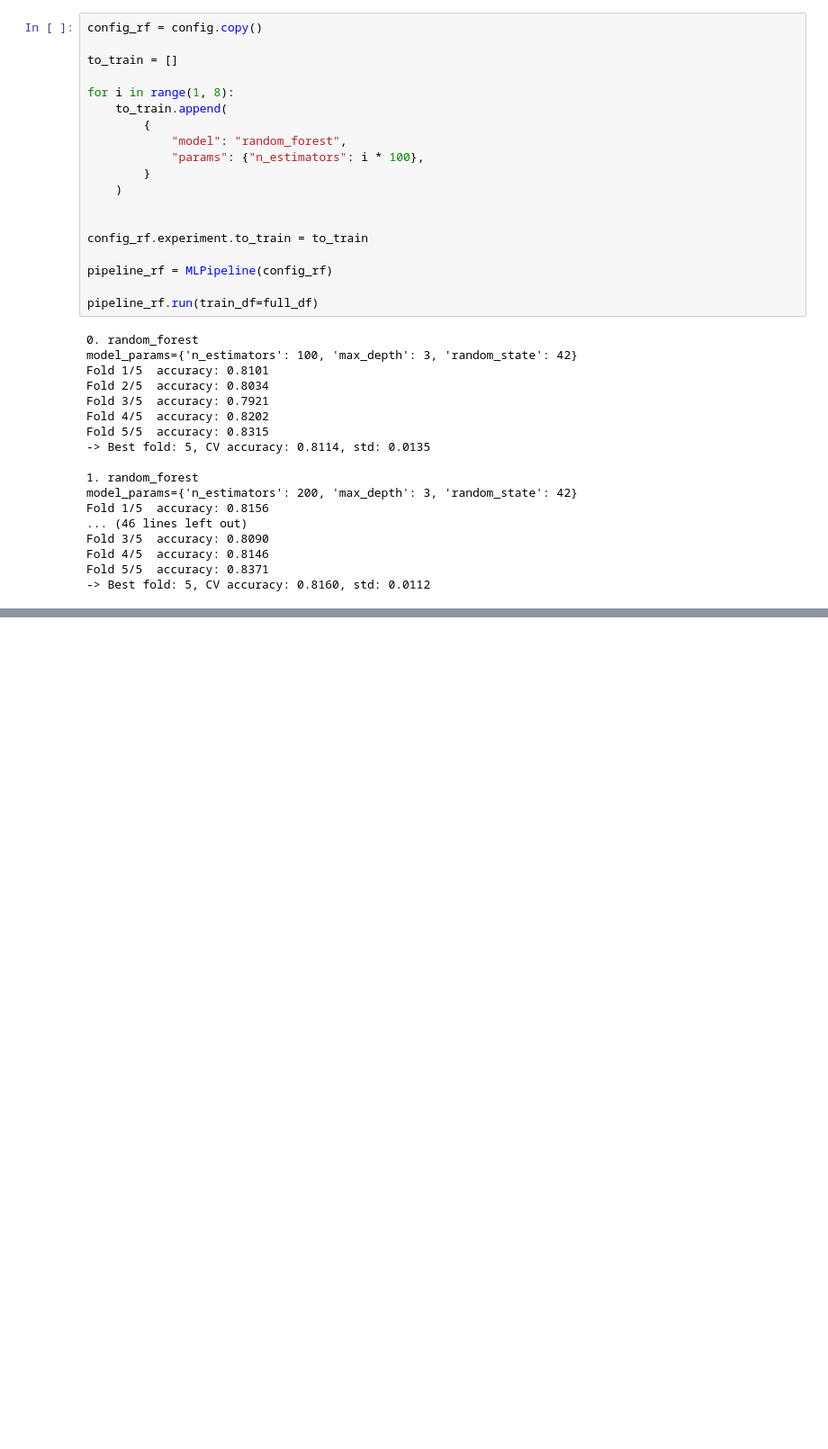
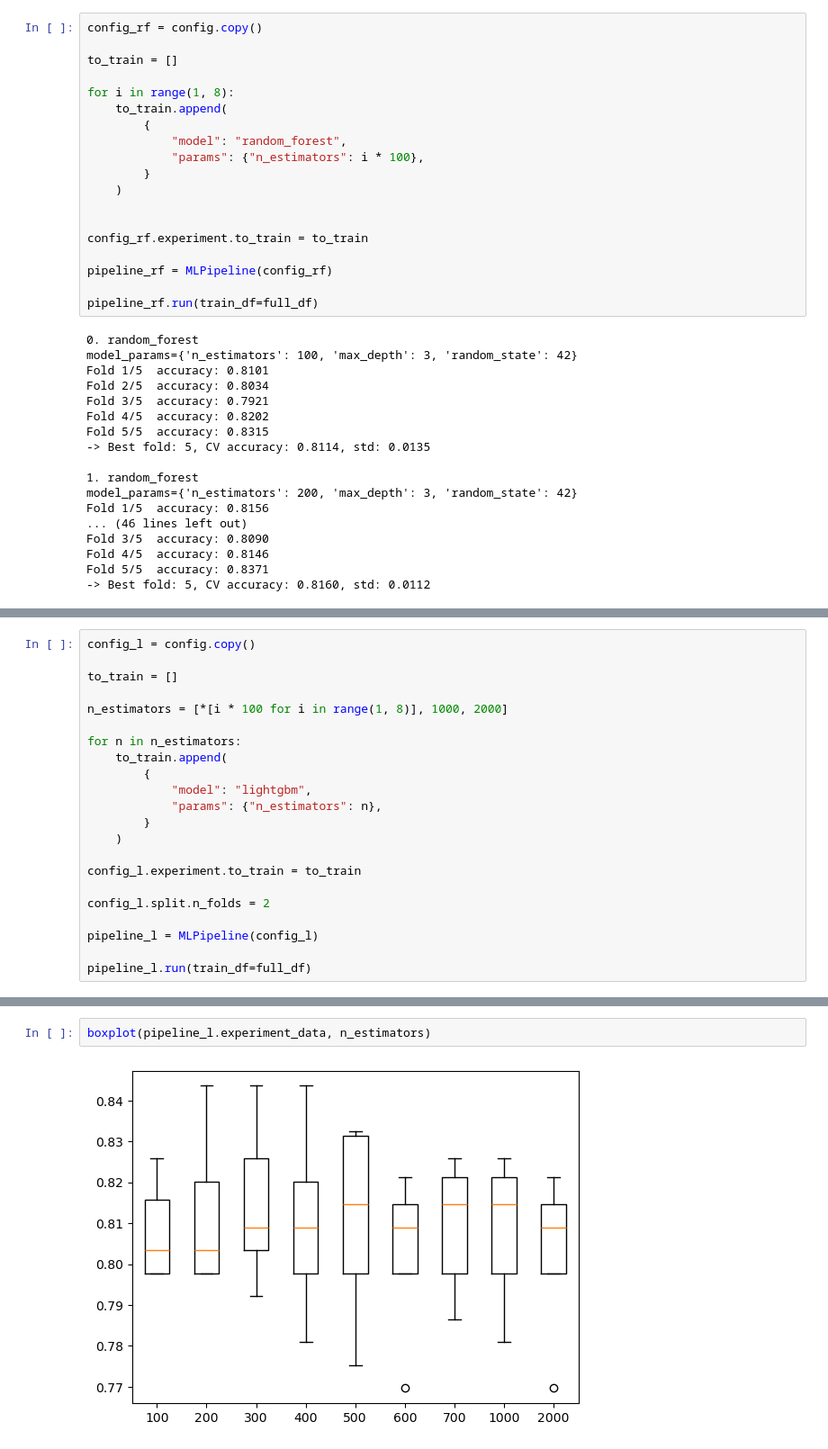
Before and after one commit to AndreyZhartun/titanic, a Jupyter notebook: notebook_main.ipynb, the cells around one changed output, grey strips where cells are left out. Shown at 90% size. Cells and saved outputs as stored; diff of their text form; blank space fills up the shorter version.

```diff
--- a/notebook_main.ipynb
+++ b/notebook_main.ipynb
@@ -255,0 +350,22 @@ experiment_boxplot(pipeline_rf.experiment_data)
+# %%
+config_l = config.copy()
+
+to_train = []
+
+n_estimators = [*[i * 100 for i in range(1, 8)], 1000, 2000]
+
+for n in n_estimators:
+    to_train.append(
+        {
+            "model": "lightgbm",
+            "params": {"n_estimators": n},
+        }
+    )
+
+config_l.experiment.to_train = to_train
+
+config_l.split.n_folds = 2
+
+pipeline_l = MLPipeline(config_l)
+
+pipeline_l.run(train_df=full_df)
@@ -255,0 +390,4 @@ experiment_boxplot(pipeline_rf.experiment_data)
+# %%
+boxplot(pipeline_l.experiment_data, n_estimators)
+# %% [output]
+[figure, added]
```
Also changed, not shown: parts of 19 cells of this notebook, 8 other files.
